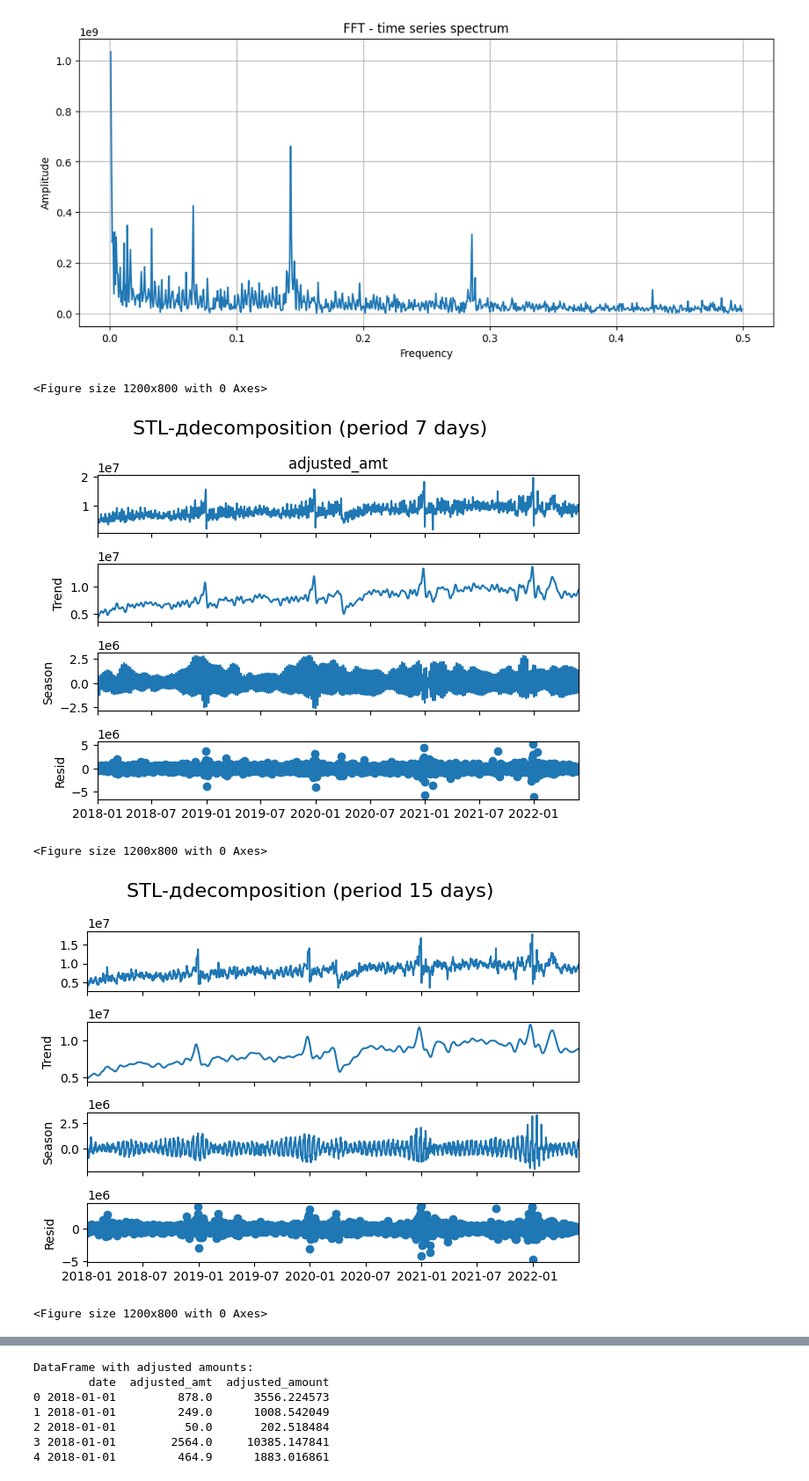
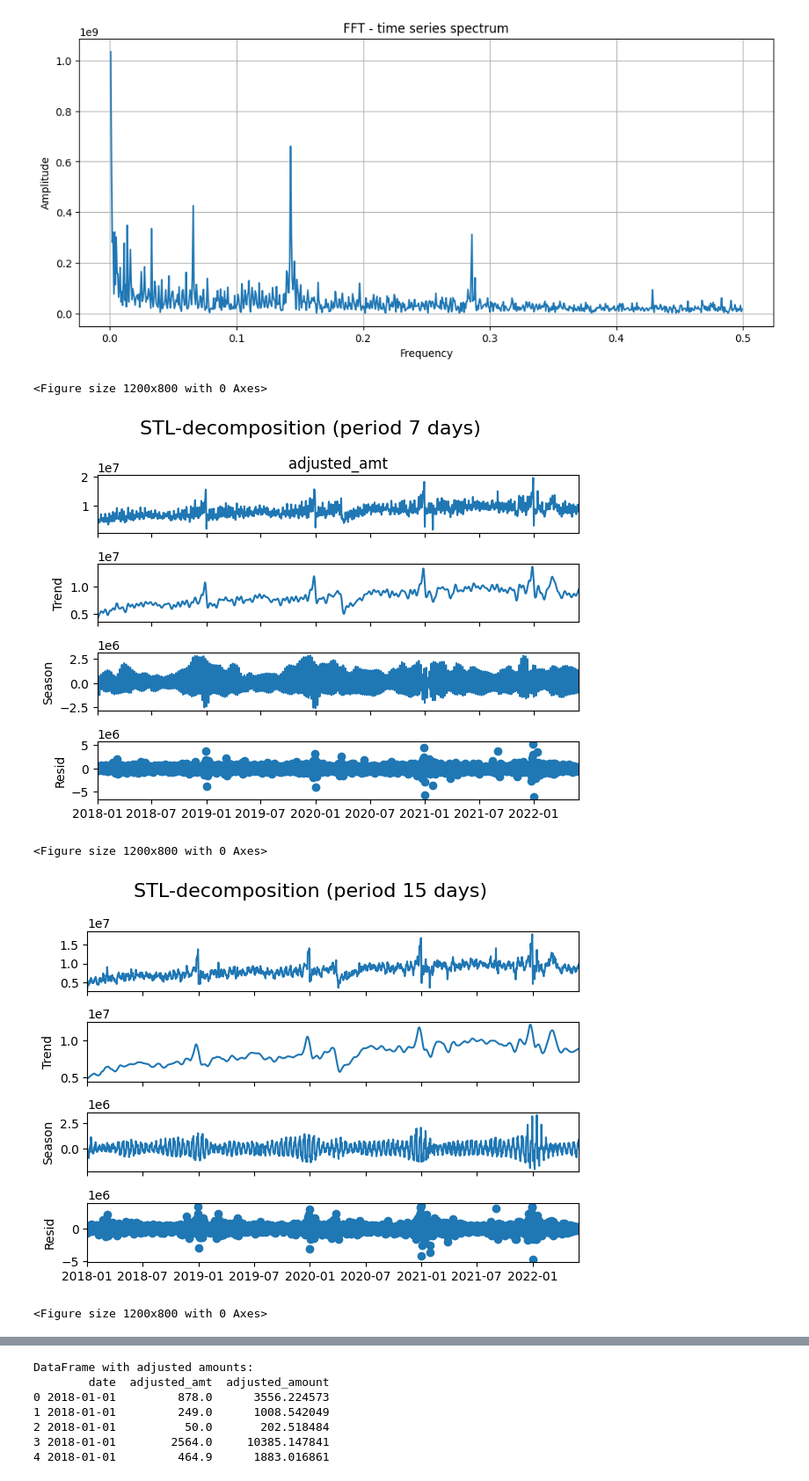
Before and after one commit to AnnCherk/Study-of-the-relationship-between-individual-consumer-behavior-and-macroeconomic-trends, a Jupyter notebook: modeling_1st_dataset.ipynb, the cells around one changed output, grey strips where cells are left out. Shown at 88% size. Saved outputs shown, nothing was run; the diff lists cells and outputs as text; code cells hidden in the pictures.

```diff
--- a/modeling_1st_dataset.ipynb
+++ b/modeling_1st_dataset.ipynb
@@ -165,24 +165,24 @@ plt.show()
 # %%
 # STL-decomposition
 current_ts = ts.copy()
 
 # Sequential removal of seasonality
 for i, period in enumerate([7,15,365]):
     stl = STL(current_ts, period=period)
     res = stl.fit()
 
     # Visualisation
     plt.figure(figsize=(12, 8))
     res.plot()
-    plt.suptitle(f"STL-дdecomposition (period {period} days)", fontsize=16)
+    plt.suptitle(f"STL-decomposition (period {period} days)", fontsize=16)
     plt.tight_layout()
     plt.show()
 
     deseasonalized_ts = current_ts - res.seasonal
     current_ts = deseasonalized_ts
 # %% [output]
 <Figure size 1200x800 with 0 Axes>
-[figure, old version]
+[figure, new version]
 <Figure size 1200x800 with 0 Axes>
-[figure, old version]
+[figure, new version]
 <Figure size 1200x800 with 0 Axes>
```
Also changed, not shown: parts of 1 cell of this notebook, 1 other file.
